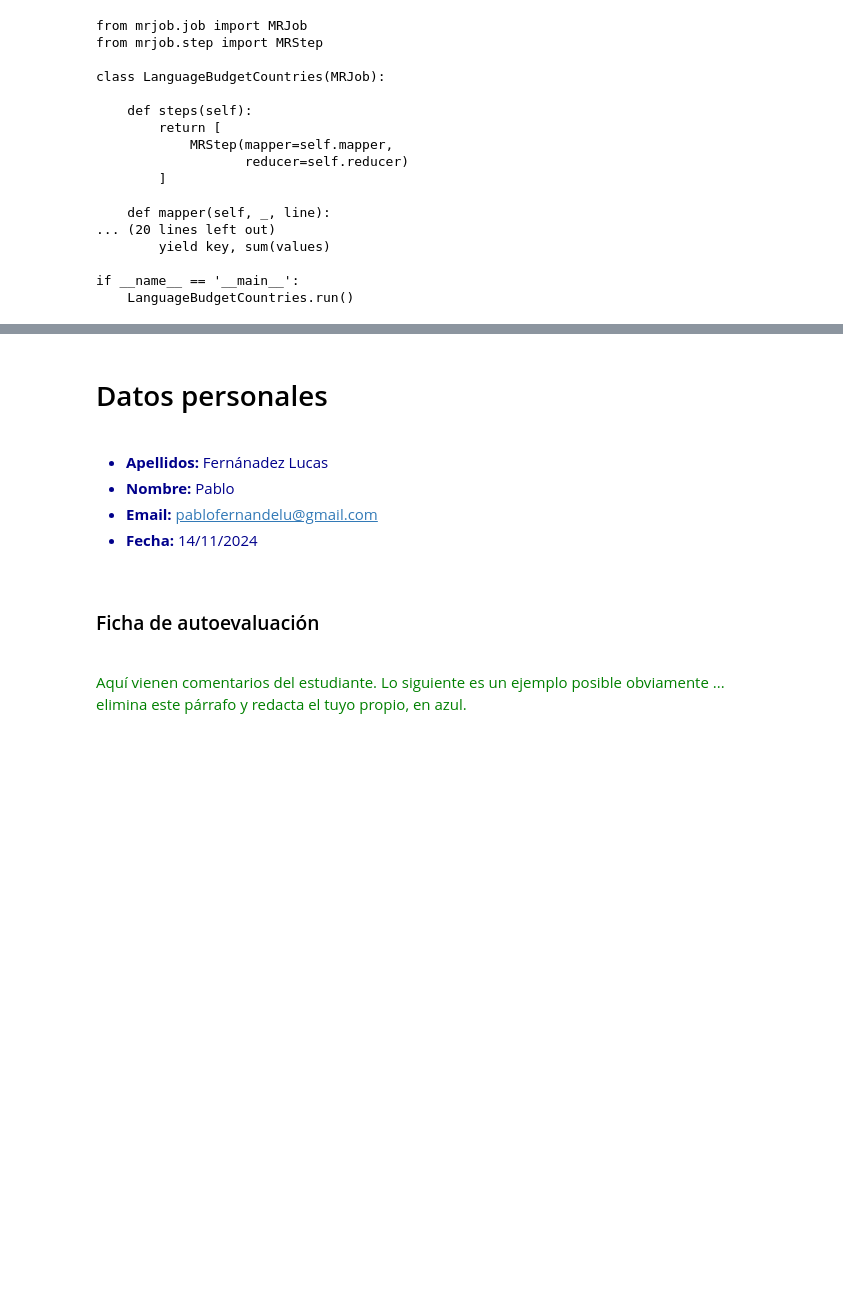
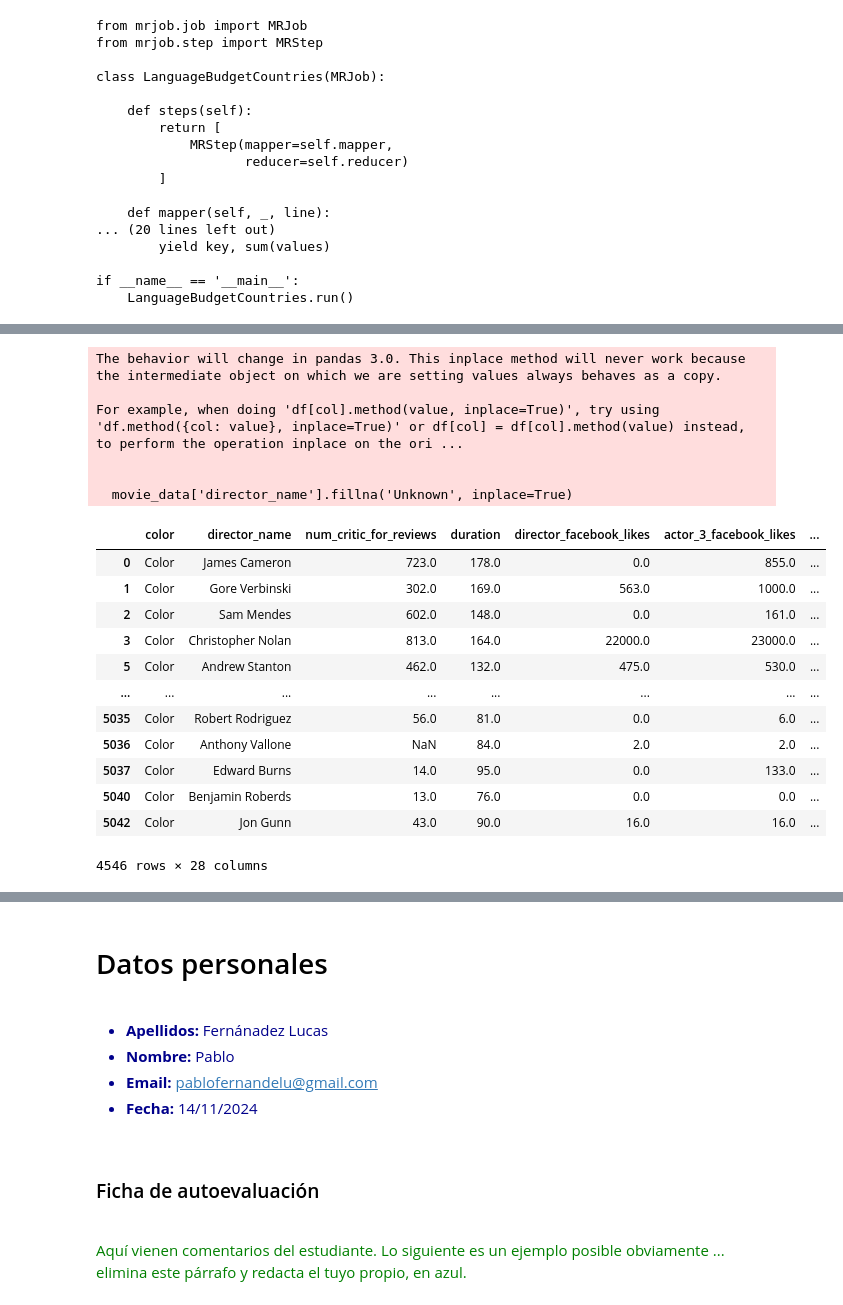
Before and after one commit to py-qwerty/Master-BigData-IA, a Jupyter notebook: movies_02_enunciados.ipynb, the cells around one changed output, grey strips where cells are left out. Cells and saved outputs as stored; diff of their text form; code cells hidden in the pictures; blank space fills up the shorter version.

Commit message:
cleaning data

```diff
--- a/movies_02_enunciados.ipynb
+++ b/movies_02_enunciados.ipynb
@@ -1331,0 +1315,49 @@ Tras eliminar el párrafo anterior, en verde, sustituye éste por tu enunciado,
+# %%
+# Este apartado debe ser completado por el estudiante
+
+# Cargamos de nuevo la información
+movie_data = pd.read_csv(MOVIES_DATA)
+
+# Eliminamos los valores nulos de las variables que nos interesanç
+movie_data = movie_data.dropna(
+    subset=[
+    'duration',
+    'budget',
+    'imdb_score'
+        ])
+
+
+# En los valores faltantes en ciertos atributos  numéricos usaremos el promedio para rellenarlos
+movie_data.fillna({'num_critic_for_reviews': movie_data['num_critic_for_reviews'.mean()]}, inplace= True)
+movie_data.fillna({'director_name':'Unknow'}, inplace=True)
+
+# Convertimos las variables categóricas en variables Dummier (variables codificadas con valores numéricos)
+movie_data = pd.get_dummies(movie_data, columns=['language', 'country', 'content_rating'])
+
+# Creamos una nueva columna para recojer todos los megustas procedentes de facebook
+movie_data['total_facebook_likes'] = (
+      movie_data['actor_1_facebook_likes'].fillna(0) +
+    movie_data['actor_2_facebook_likes'].fillna(0) +
+    movie_data['actor_3_facebook_likes'].fillna(0) +
+    movie_data['director_facebook_likes'].fillna(0)
+)
+# %% [output]
+The behavior will change in pandas 3.0. This inplace method will never work because the intermediate object on which we are setting values always behaves as a copy.
+
+For example, when doing 'df[col].method(value, inplace=True)', try using 'df.method({col: value}, inplace=True)' or df[col] = df[col].method(value) instead, to perform the operation inplace on the ori ...
+
+
+  movie_data['director_name'].fillna('Unknown', inplace=True)
+|  | color | director_name | num_critic_for_reviews | duration | director_facebook_likes | actor_3_facebook_likes | ... |
+| 0 | Color | James Cameron | 723.0 | 178.0 | 0.0 | 855.0 | ... |
+| 1 | Color | Gore Verbinski | 302.0 | 169.0 | 563.0 | 1000.0 | ... |
+| 2 | Color | Sam Mendes | 602.0 | 148.0 | 0.0 | 161.0 | ... |
+| 3 | Color | Christopher Nolan | 813.0 | 164.0 | 22000.0 | 23000.0 | ... |
+| 5 | Color | Andrew Stanton | 462.0 | 132.0 | 475.0 | 530.0 | ... |
+| ... | ... | ... | ... | ... | ... | ... | ... |
+| 5035 | Color | Robert Rodriguez | 56.0 | 81.0 | 0.0 | 6.0 | ... |
+| 5036 | Color | Anthony Vallone | NaN | 84.0 | 2.0 | 2.0 | ... |
+| 5037 | Color | Edward Burns | 14.0 | 95.0 | 0.0 | 133.0 | ... |
+| 5040 | Color | Benjamin Roberds | 13.0 | 76.0 | 0.0 | 0.0 | ... |
+| 5042 | Color | Jon Gunn | 43.0 | 90.0 | 16.0 | 16.0 | ... |
+4546 rows × 28 columns
```
Also changed, not shown: parts of 9 cells of this notebook.
